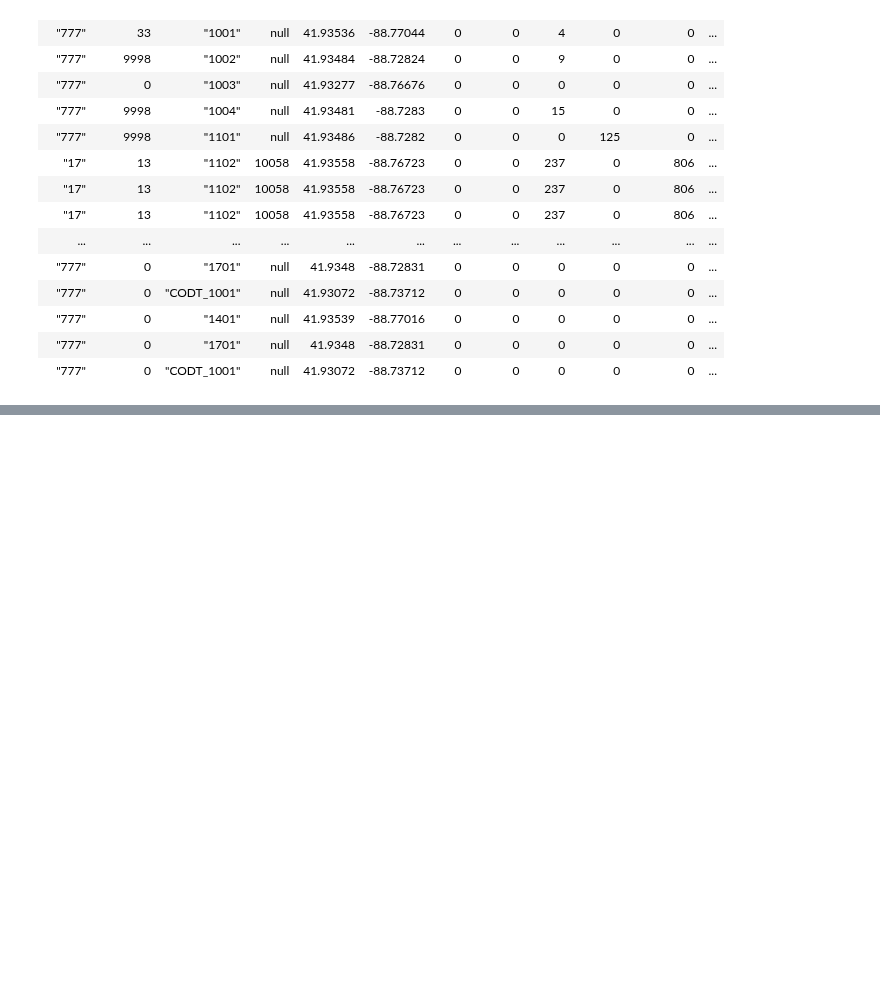
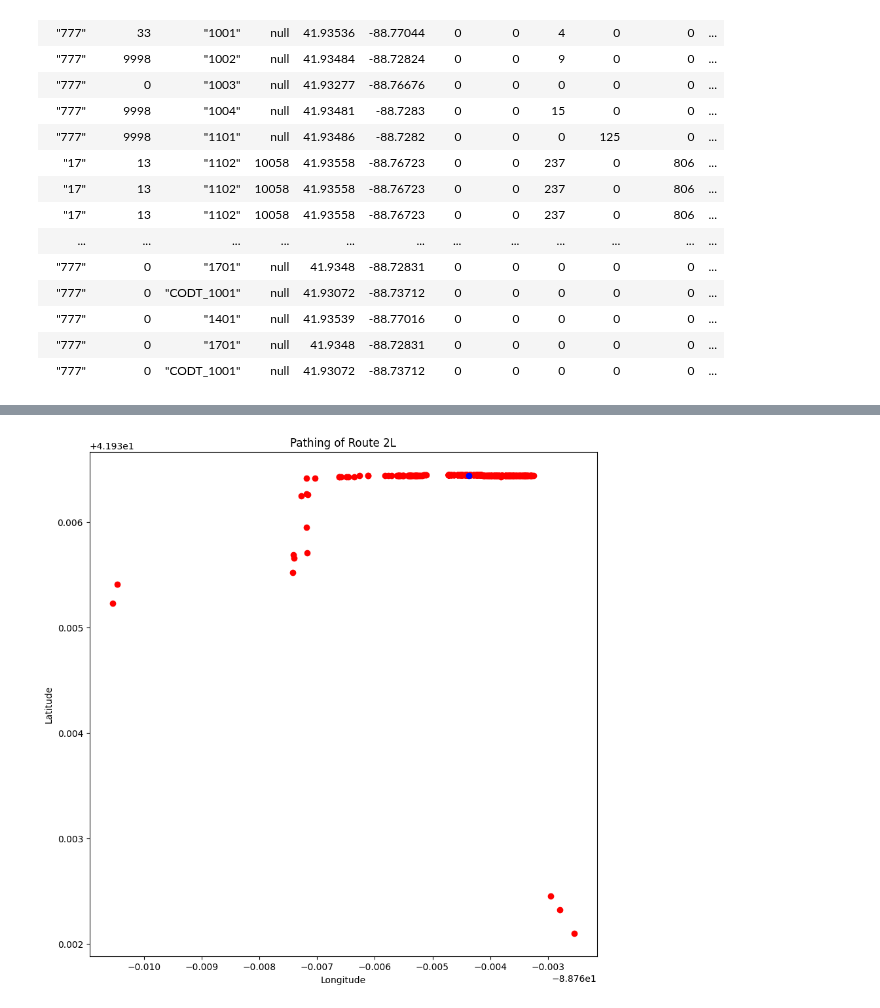
Before and after one commit to shaivilp/Research-Rookies, a Jupyter notebook: data_visualization/findRouteTiming.ipynb, the cells around one changed output, grey strips where cells are left out. Cells and saved outputs as stored; diff of their text form; code cells hidden in the pictures; blank space fills up the shorter version.

```diff
--- a/data_visualization/findRouteTiming.ipynb
+++ b/data_visualization/findRouteTiming.ipynb
@@ -137,0 +142,11 @@ shape: (27_386, 9)
+# %%
+#Display round trip time from and to the student center
+graphSet = subset.filter((pl.col("stopChanged") == True) & (pl.col("nextStopID") == 431))
+
+graphSet = graphSet.with_columns(
+    (pl.col("receiveTime") - pl.col("receiveTime").shift(1)).alias("timeDiff")
+)
+
+graphSet = graphSet.filter((pl.col("timeDiff") < datetime.timedelta(hours=1)))
+
+graphSet[["routeID", "equipmentID", "lat", "lng", "nextStopID", "lastStopID", "nextStopName", "lastStopName", "receiveTime", "captureTime", "timeDiff"]]
@@ -137,0 +173,11 @@ shape: (27_386, 9)
+# %%
+
+plt.figure(figsize=(10, 10))
+plt.scatter(graphSet['lng'], graphSet['lat'], c='red', marker='o')
+plt.scatter(-88.76437, 41.93644, c='blue', marker='o')
+plt.title('Pathing of Route 2L')
+plt.xlabel('Longitude')
+plt.ylabel('Latitude')
+plt.show()
+# %% [output]
+[figure, added]
```
Also changed, not shown: parts of 6 cells of this notebook.
